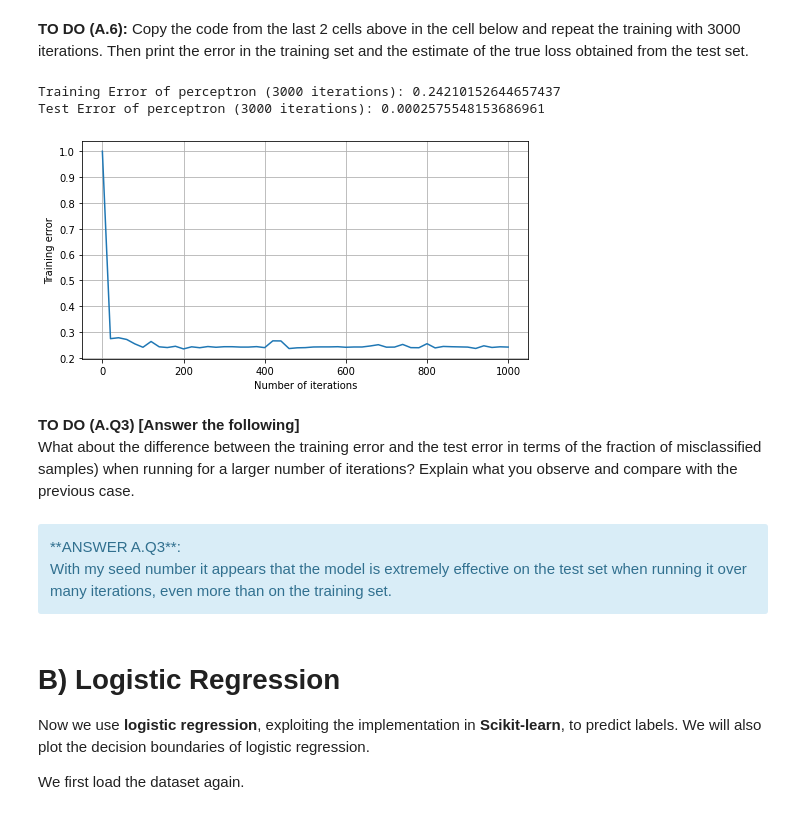
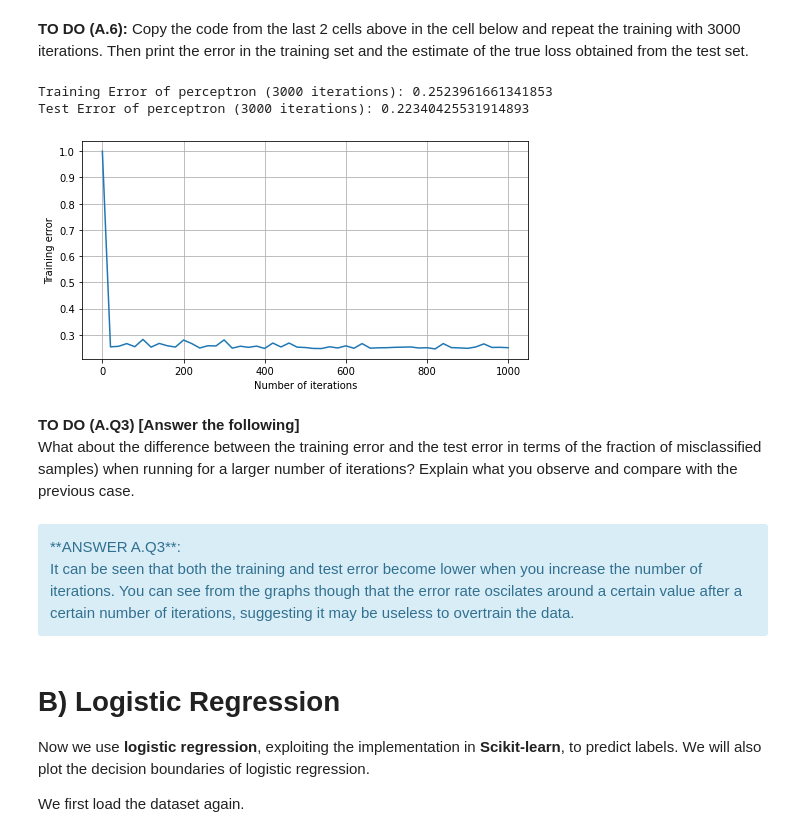
Before and after one commit to T3X3K/machineLearning, a Jupyter notebook: Bains_ArmanSingh_LAB1.ipynb, the cells around one changed output. Drawn from its saved outputs; the diff is of its cells as text; code cells hidden in the pictures.

```diff
--- a/assignment_lab01.ipynb
+++ b/Bains_ArmanSingh_LAB1.ipynb
@@ -217,16 +216,12 @@ def count_errors(current_w, X, Y):
     # computes the number of misclassified samples
     # returns the index of all misclassified samples
     # if there are no misclassified samples, returns -1 as index
-    comparisons = (np.dot(X, current_w)*Y > 0)
-    if False not in comparisons:
+
+    comparisons = (np.dot(X, current_w)*Y <= 0)
+    count = comparisons.sum()
+    if count == 0:
         return 0, -1
-    indexes = np.array([], 'int')
-    count = 0
-    for i, statement in enumerate(comparisons):
-        if statement == False:
-            count += 1
-            indexes = np.append(indexes, i)
-    return [count, indexes[0]]
+    return count, np.where(comparisons)[0][0]
 
 def perceptron_update(current_w, x, y):
     # Place in this function the update rule of the perceptron algorithm
@@ -254,7 +249,7 @@ def perceptron_no_randomization(X, Y, max_num_iterations):
     # update the 'best' variables
     if num_misclassified < best_error:
         best_error = num_misclassified
-        best_w = (Y[index_misclassified]*X[index_misclassified])
+        best_w = curr_w.copy()
     # initialize the number of iterations
     num_iter = 0
     # Main loop continue until all samples correctly classified or max # iterations reached
@@ -316,7 +311,7 @@ def perceptron(X, Y, max_num_iterations):
     # update the 'best' variables
     if num_misclassified < best_error:
         best_error = num_misclassified
-        best_w = (Y[index_misclassified]*X[index_misclassified])
+        best_w = curr_w.copy()
     # initialize the number of iterations
     num_iter = 0
     # Main loop continue until all samples correctly classified or max # iterations reached
@@ -396,43 +391,43 @@ plt.show()
 # %% [markdown]
 **TO DO (A.6):** Copy the code from the last 2 cells above in the cell below and repeat the training with 3000 iterations. Then print the error in the training set and the estimate of the true loss obtained from the test set.
 # %%
-w_found, error = perceptron(X_training,Y_training, 3000) # ADD YOUR CODE HERE
+w_found, error = perceptron(X_training, Y_training, 3000) # ADD YOUR CODE HERE
 print("Training Error of perceptron (3000 iterations): " + str(error))
 
-num_errors, _ =  count_errors(w_found, X_test,Y_test) # ADD YOUR CODE HERE
+num_errors, _ =  count_errors(w_found, X_test, Y_test) # ADD YOUR CODE HERE
 
-true_loss_estimate = error / m_test # ADD YOUR CODE HERE
+true_loss_estimate = num_errors / m_test # ADD YOUR CODE HERE
 print("Test Error of perceptron (3000 iterations): " + str(true_loss_estimate))
 
 # Plot the loss with respect to the number of iterations
 plt.figure(figsize=(8,4))
 
 num_iters = np.arange(0, 1001, 20)
 errors = []
 
 for num_iter in num_iters:
     _, error = perceptron(X_training, Y_training, num_iter)
     errors.append(error)
 
 plt.plot(num_iters, errors)
 plt.xlabel('Number of iterations')
 plt.ylabel('Training error')
 plt.grid()
 plt.show()
 
 # NOTE how the training loss decreases as we increase the number of iterations
 # %% [output]
-Training Error of perceptron (3000 iterations): 0.24210152644657437
-Test Error of perceptron (3000 iterations): 0.0002575548153686961
+Training Error of perceptron (3000 iterations): 0.2523961661341853
+Test Error of perceptron (3000 iterations): 0.22340425531914893
-[figure, old version]
+[figure, new version]
 # %% [markdown]
 **TO DO (A.Q3) [Answer the following]** <br>
 What about the difference between the training error and the test error in terms of the fraction of misclassified samples) when running for a larger number of iterations? Explain what you observe and compare with the previous case.
-# %% [markdown]
-<div class="alert alert-block alert-info">
-**ANSWER A.Q3**:<br>
-With my seed number it appears that the model is extremely effective on the test set when running it over many iterations, even more than on the training set.
-</div>
+# %% [markdown]
+<div class="alert alert-block alert-info">
+**ANSWER A.Q3**:<br>
+It can be seen that both the training and test error become lower when you increase the number of iterations. You can see from the graphs though that the error rate oscilates around a certain value after a certain number of iterations, suggesting it may be useless to overtrain the data.
+</div>
 # %% [markdown]
 # B) Logistic Regression
 Now we use **logistic regression**, exploiting the implementation in **Scikit-learn**, to predict labels. We will also plot the decision boundaries of logistic regression.
```
Also changed, not shown: parts of 9 cells of this notebook, 12 other files.
